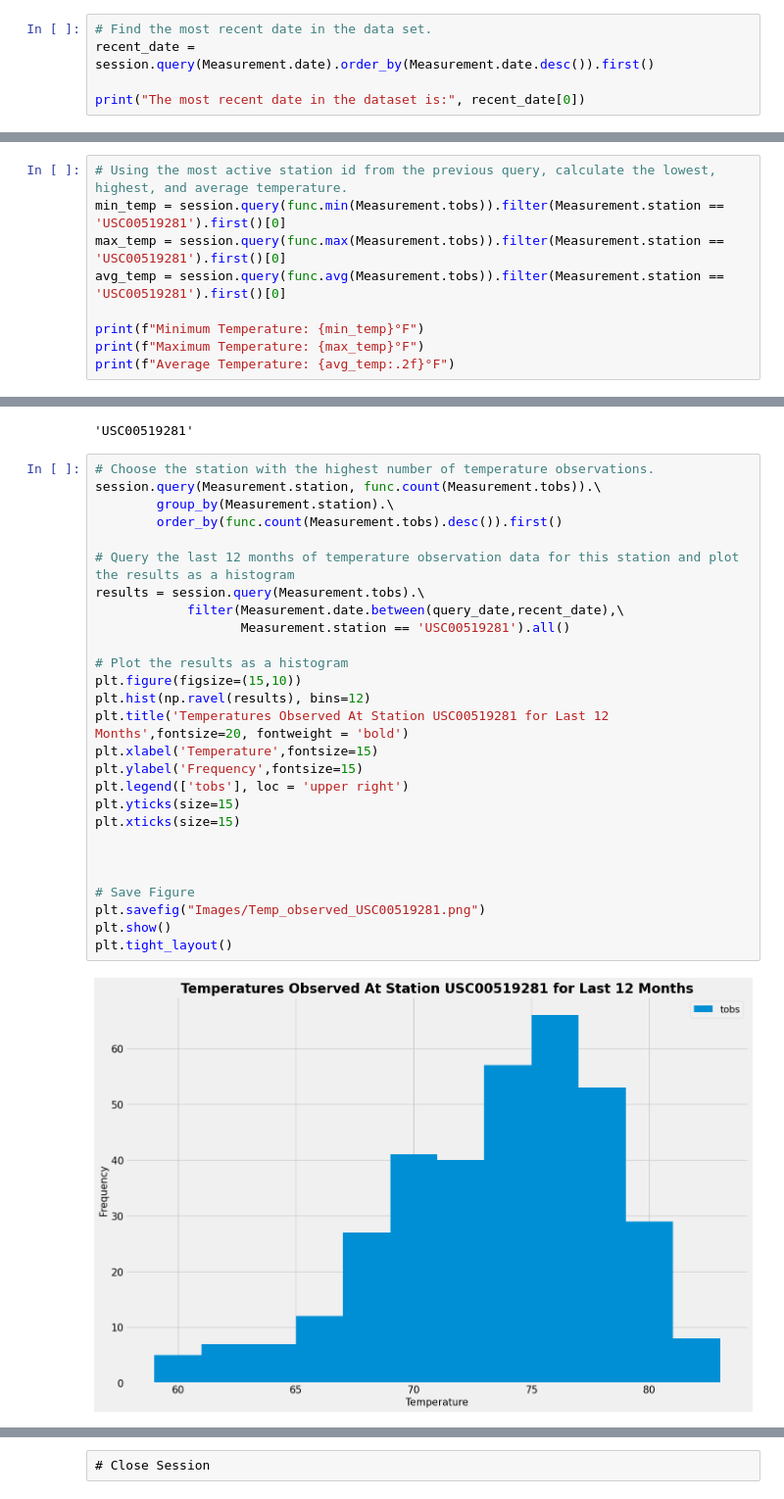
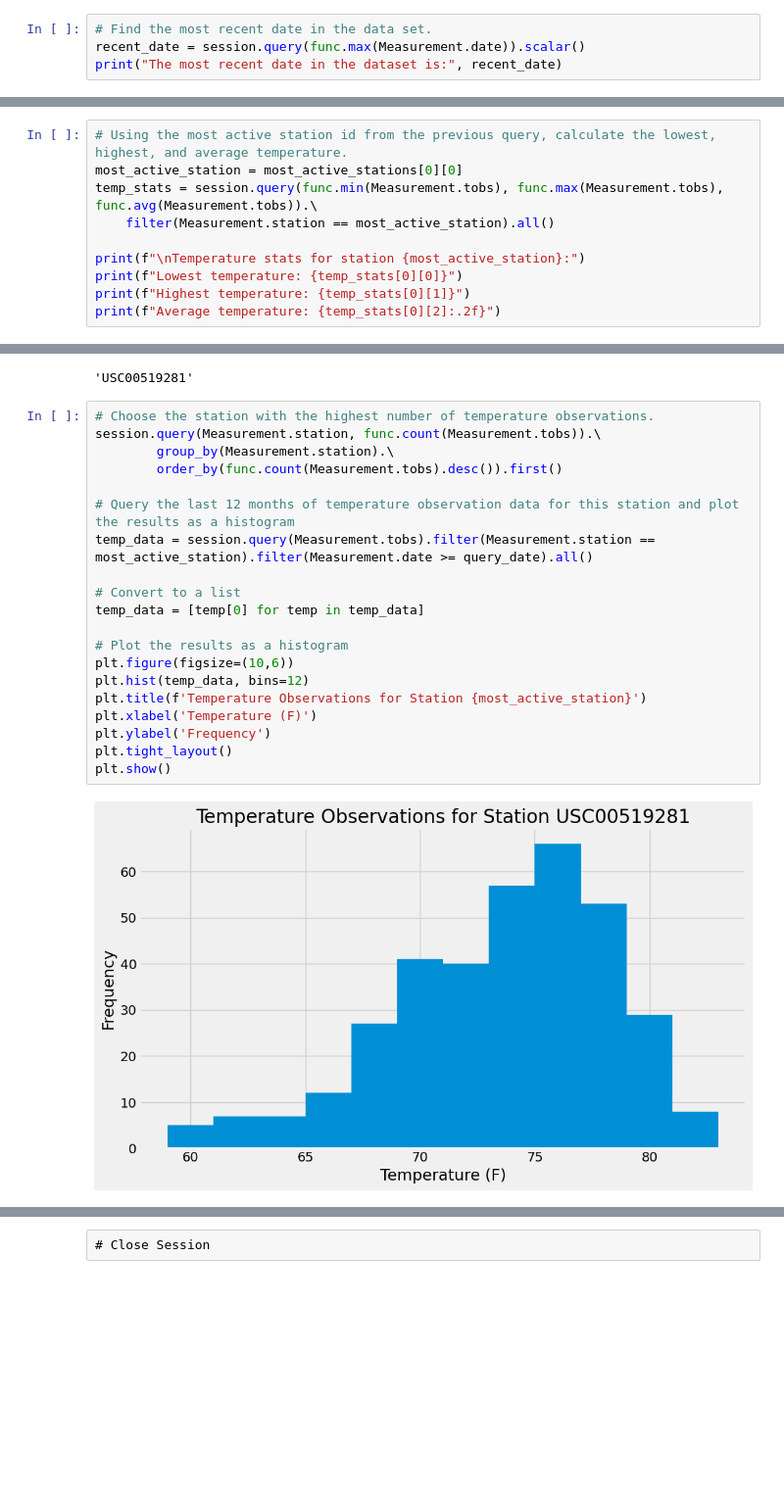
Before and after one commit to Yelemam/sqlalchemy-challenge, a Jupyter notebook: SurfsUP/Starter_Code/climate_starter.ipynb, the cells around one changed output, grey strips where cells are left out. Shown at 98% size. Drawn from its saved outputs; the diff is of its cells as text; blank space fills up the shorter version.

```diff
--- a/SurfsUP/Starter_Code/climate_starter.ipynb
+++ b/SurfsUP/Starter_Code/climate_starter.ipynb
@@ -46,9 +46,8 @@ session = Session(engine)
 # Exploratory Precipitation Analysis
 # %%
 # Find the most recent date in the data set.
-recent_date = session.query(Measurement.date).order_by(Measurement.date.desc()).first()
-
-print("The most recent date in the dataset is:", recent_date[0])
+recent_date = session.query(func.max(Measurement.date)).scalar()
+print("The most recent date in the dataset is:", recent_date)
 # %% [output]
 The most recent date in the dataset is: 2017-08-23
 # %%
@@ -216,10 +207,11 @@ session.query(*most_active_stations).filter(Station.station == Measurement.stati
 # %%
 # Using the most active station id from the previous query, calculate the lowest, highest, and average temperature.
-min_temp = session.query(func.min(Measurement.tobs)).filter(Measurement.station == 'USC00519281').first()[0]
-max_temp = session.query(func.max(Measurement.tobs)).filter(Measurement.station == 'USC00519281').first()[0]
-avg_temp = session.query(func.avg(Measurement.tobs)).filter(Measurement.station == 'USC00519281').first()[0]
+most_active_station = most_active_stations[0][0]
+temp_stats = session.query(func.min(Measurement.tobs), func.max(Measurement.tobs), func.avg(Measurement.tobs)).\
+    filter(Measurement.station == most_active_station).all()
 
-print(f"Minimum Temperature: {min_temp}°F")
-print(f"Maximum Temperature: {max_temp}°F")
-print(f"Average Temperature: {avg_temp:.2f}°F")
+print(f"\nTemperature stats for station {most_active_station}:")
+print(f"Lowest temperature: {temp_stats[0][0]}")
+print(f"Highest temperature: {temp_stats[0][1]}")
+print(f"Average temperature: {temp_stats[0][2]:.2f}")
 # %% [output]
@@ -246,29 +242,22 @@ most_active_station_id
 # %%
 # Choose the station with the highest number of temperature observations.
 session.query(Measurement.station, func.count(Measurement.tobs)).\
         group_by(Measurement.station).\
         order_by(func.count(Measurement.tobs).desc()).first()
 
 # Query the last 12 months of temperature observation data for this station and plot the results as a histogram
-results = session.query(Measurement.tobs).\
-            filter(Measurement.date.between(query_date,recent_date),\
-                   Measurement.station == 'USC00519281').all()
+temp_data = session.query(Measurement.tobs).filter(Measurement.station == most_active_station).filter(Measurement.date >= query_date).all()
+
+# Convert to a list
+temp_data = [temp[0] for temp in temp_data]
 
 # Plot the results as a histogram
-plt.figure(figsize=(15,10))
-plt.hist(np.ravel(results), bins=12)
-plt.title('Temperatures Observed At Station USC00519281 for Last 12 Months',fontsize=20, fontweight = 'bold')
-plt.xlabel('Temperature',fontsize=15)
-plt.ylabel('Frequency',fontsize=15)
-plt.legend(['tobs'], loc = 'upper right')
-plt.yticks(size=15)
-plt.xticks(size=15)
-
-
-
-# Save Figure
-plt.savefig("Images/Temp_observed_USC00519281.png")
+plt.figure(figsize=(10,6))
+plt.hist(temp_data, bins=12)
+plt.title(f'Temperature Observations for Station {most_active_station}')
+plt.xlabel('Temperature (F)')
+plt.ylabel('Frequency')
+plt.tight_layout()
 plt.show()
-plt.tight_layout()
 # %% [output]
-[figure, old version]
+[figure, new version]
```
Also changed, not shown: parts of 13 cells of this notebook, 1 other file.
